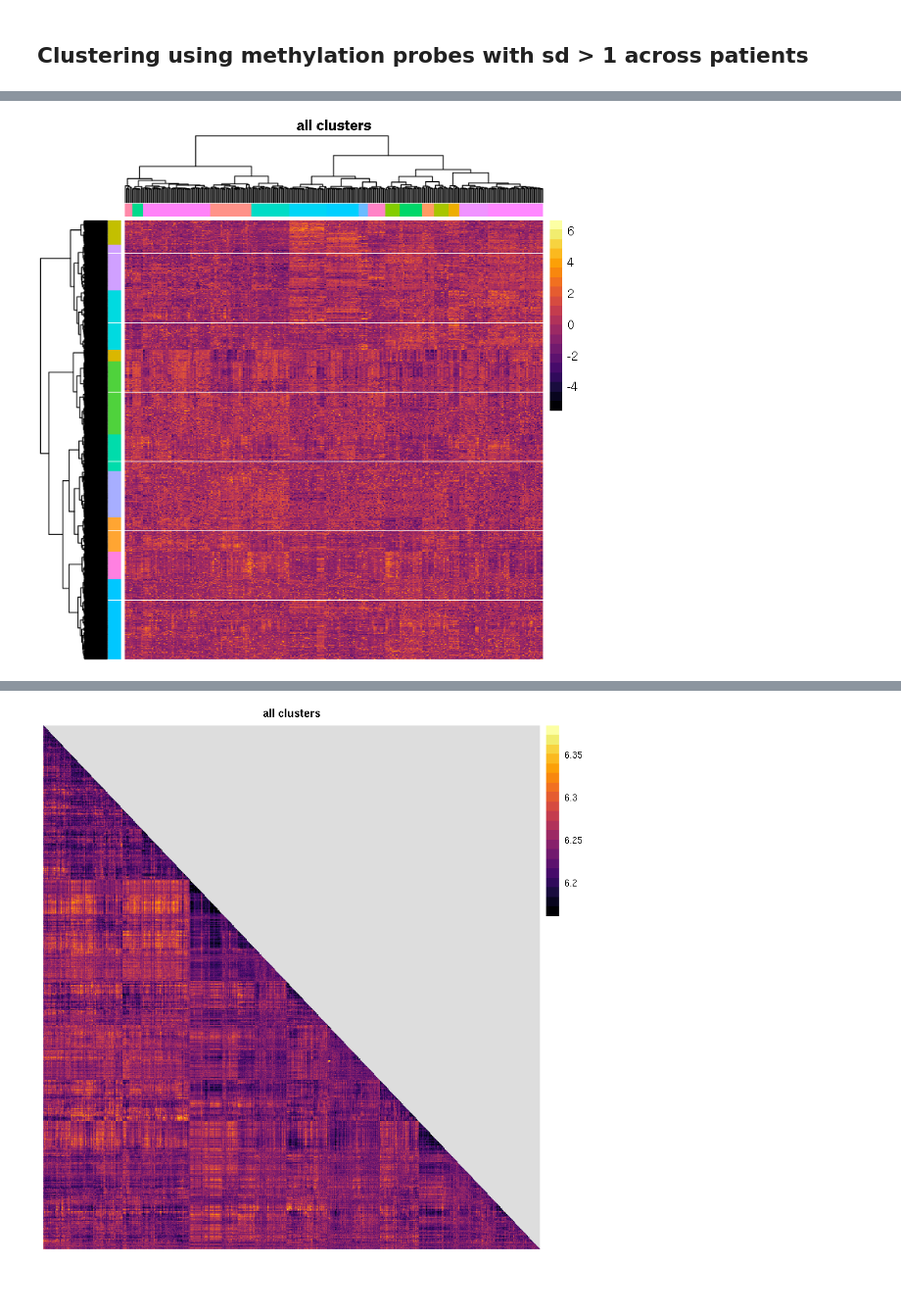
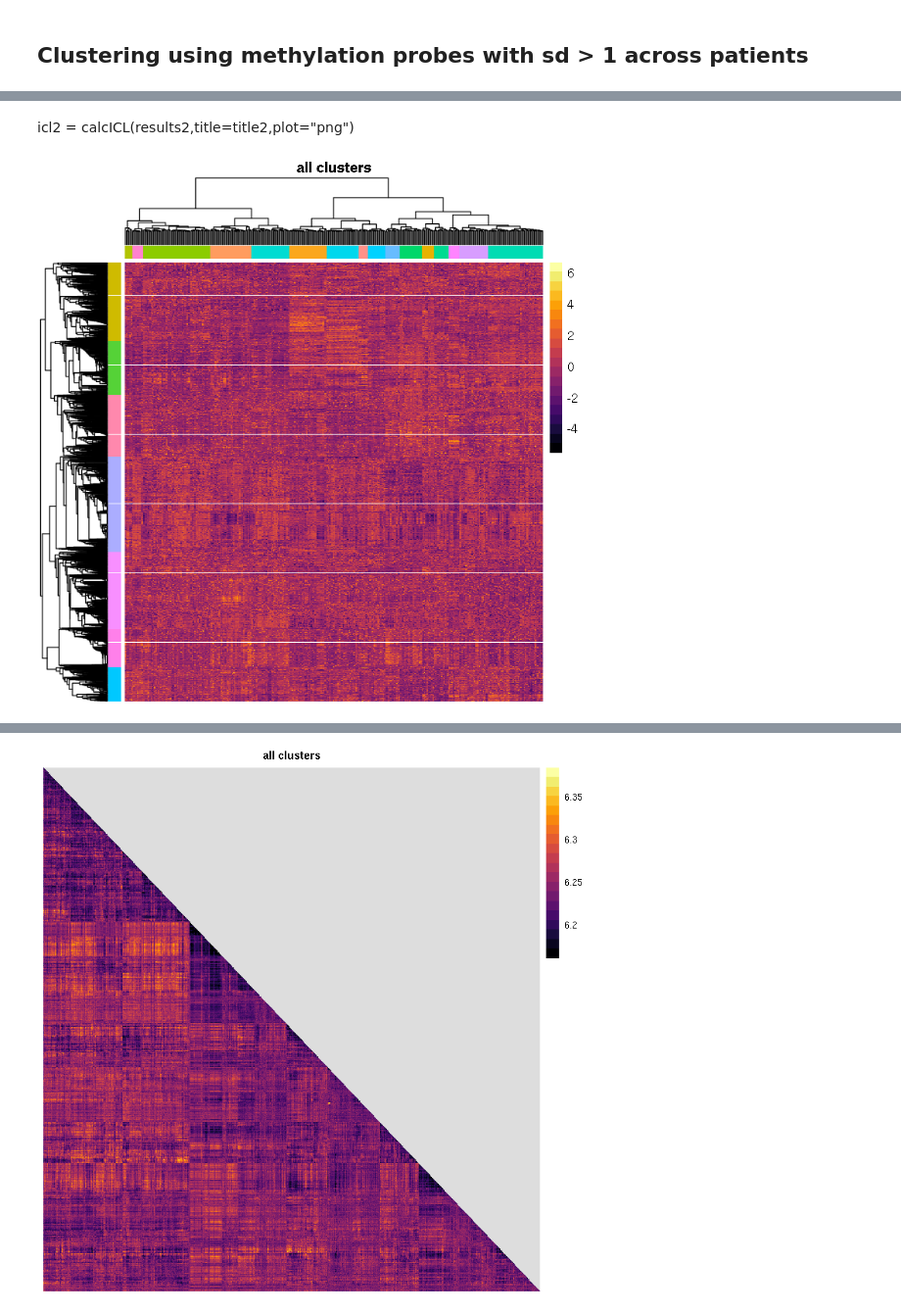
Before and after one commit to Mamie/MethylationPrediction, a Jupyter notebook: notes/Figureoa data clustering.ipynb, the cells around one changed output, grey strips where cells are left out. Shown at 98% size. Cells and saved outputs as stored; diff of their text form; code cells hidden in the pictures; blank space fills up the shorter version.

```diff
--- a/notes/Figureoa data clustering.ipynb
+++ b/notes/Figureoa data clustering.ipynb
@@ -208,0 +201,6 @@ rownames(annotation.rows) = rownames(cluster.data.raw)
+# %%
+cluster.data.mCentered = sweep(cluster.data, 2, apply(cluster.data, 2, median, na.rm=T)) # subtract column median
+dim(cluster.data.mCentered)
+# %%
+title='/oak/stanford/groups/andrewg/users/szmamie/repos/MethylationPrediction/data/Figueroa/CC'
+precomputed.dist <- lingoes(as.dist(1 - cor(t(cluster.data.mCentered), method='pearson')))
@@ -208,0 +213,3 @@ rownames(annotation.rows) = rownames(cluster.data.raw)
+# %%
+results = ConsensusClusterPlus(precomputed.dist, maxK=10, reps=50, pItem=0.8, pFeature=1, title=title, clusterAlg="ward.D2",
+                               seed=1262118388.71279, plot="png")
@@ -209,9 +246,16 @@ rownames(annotation.rows) = rownames(cluster.data.raw)
+# %% [markdown]
+icl2 = calcICL(results2,title=title2,plot="png")
 # %%
+annotation.cols = data.frame(ID=factor(cutree(clustering, k=16)))
+rownames(annotation.cols) = colnames(cluster.data.raw)
+annotation.rows = data.frame(probe=factor(cutree(results[[7]][['consensusTree']], k = 7)))
+rownames(annotation.rows) = rownames(cluster.data.raw)
+
 # clustering columns by correlation and complete linkage
 options(repr.plot.height=6, repr.plot.width=6)
 res <- pheatmap(
           mat               = cluster.data.raw,
-          annotation_col    = annotation,
+          annotation_col    = annotation.cols,
           annotation_legend = F,
           annotation_names_col = F,
           annotation_row    = annotation.rows,
@@ -221,9 +265,11 @@ res <- pheatmap(
           show_colnames     = FALSE,
           show_rownames     = FALSE,
           cluster_cols      = clustering,
-          cluster_rows      = hclust.correlation,
+          cluster_rows      = results[[7]][['consensusTree']],
           #fontsize          = 7,
           main              = paste0("all clusters")
         )
-# %% [output]
-[figure, removed]
+# %%
+res
+# %% [output]
+[figure, added]
```
Also changed, not shown: parts of 40 cells of this notebook, 2 other files.
